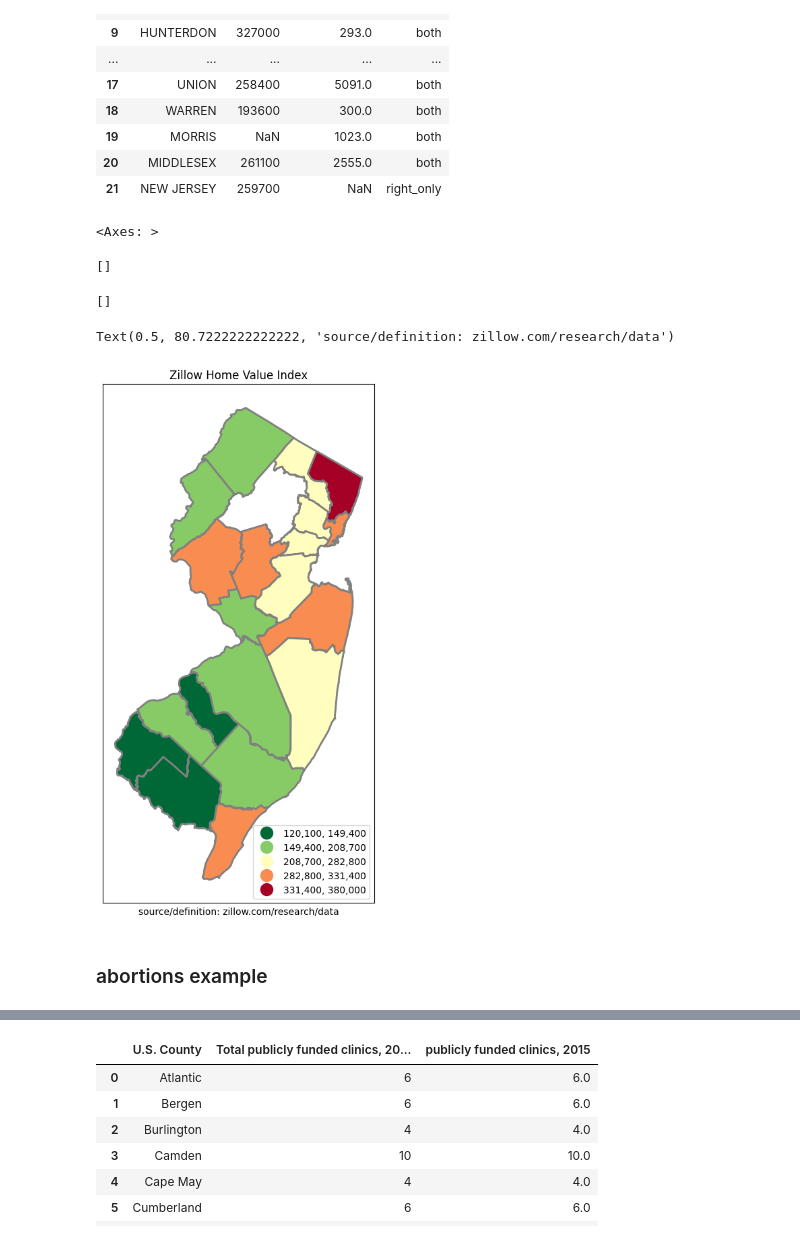
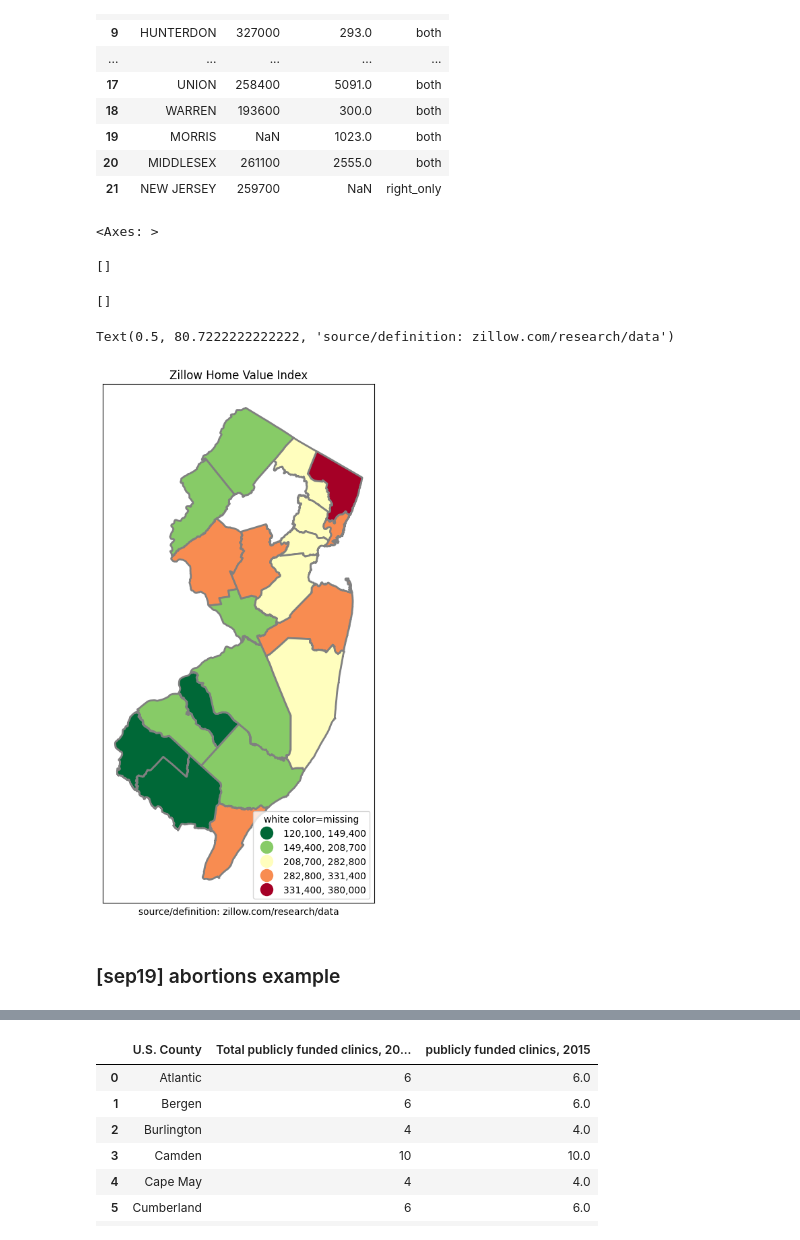
Before and after one commit to theaok/gisPy, a Jupyter notebook: map.ipynb, the cells around one changed output, grey strips where cells are left out. Drawn from its saved outputs; the diff is of its cells as text; code cells hidden in the pictures.

```diff
--- a/map.ipynb
+++ b/map.ipynb
@@ -85,5 +85,5 @@ thematic or choloropleth maps are they key skill you will learn here--these are
 # %%
 ! wget -q -O nj-counties.zip https://docs.google.com/uc?id=1xJDhcRCkgv7k4tNCa72Oog5bohV6dTB2&export=download
 zip_ref = zipfile.ZipFile('nj-counties.zip', 'r'); zip_ref.extractall(); zip_ref.close() #just unzipping
-njC=gpd.read_file('nj_counties.shp') #load the shapefile with gpd as njC
+njC0=gpd.read_file('nj_counties.shp') #load the shapefile with gpd as njC
 # %%
@@ -113,6 +113,9 @@ njC.head(2)
 | 0 | ATLANTIC | Atlantic County | ATL | County of Atlantic | 882270 | 34001 | 1 | 390815.404215 | 610.649069 | 274549 | ... |
 | 1 | BERGEN | Bergen County | BER | County of Bergen | 882271 | 34003 | 3 | 153490.275182 | 239.828555 | 905116 | ... |
 2 rows × 21 columns
+# %%
+#keep it simple!
+njC=njC0[['COUNTY','COUNTY_LAB','POP2010','POPDEN2010','geometry']]
 # %%
 njC.plot() #yay love the shape
 # %% [output]
@@ -362,25 +370,24 @@ njC2 = pd.merge(njC, zil1, on='COUNTY',how='inner',indicator=False) #so do 'inne
 # %%
 fig, ax = plt.subplots(1, figsize=(6,10))
 njC2.plot(ax=ax,column='dec2012',legend=True,cmap='RdYlGn_r',
           scheme='natural_breaks',k=5, edgecolor='grey',linewidth=2,
           legend_kwds= {"fmt": "{:,.0f}",'loc':'lower right','markerscale':1.4})
-#leg1 = ax.get_legend()
-#leg1.set_title('''Population Density
-#2010 (pers/sq mi)''')
+leg1 = ax.get_legend()
+leg1.set_title('''white color=missing''')
 ax.title.set_text("Zillow Home Value Index")
 ax.set_xticks([]) #kills xticks
 ax.set_yticks([]) #kills xticks
 ax.set_xlabel('''source/definition: zillow.com/research/data''')
 #plt.savefig('fig.pdf',bbox_inches='tight') #,pad_inches=0.1, dpi=200, transparent=True #eps, jpeg, jpg, pdf, pgf, png, ps, raw, rgba, svg, svgz, tif, tiff
 #files.download('fig.pdf') #note can also right click fig and save image as
 # %% [output]
 <Axes: >
 []
 []
 Text(0.5, 80.7222222222222, 'source/definition: zillow.com/research/data')
-[figure, old version]
+[figure, new version]
 # %% [markdown]
-### abortions example
+### [sep19] abortions example
 # %%
 # get data: https://data.guttmacher.org/ has a nice API
 # can click thru to get the table we want, which results in url (can open in webbrowser):
```
Also changed, not shown: parts of 21 cells of this notebook.
